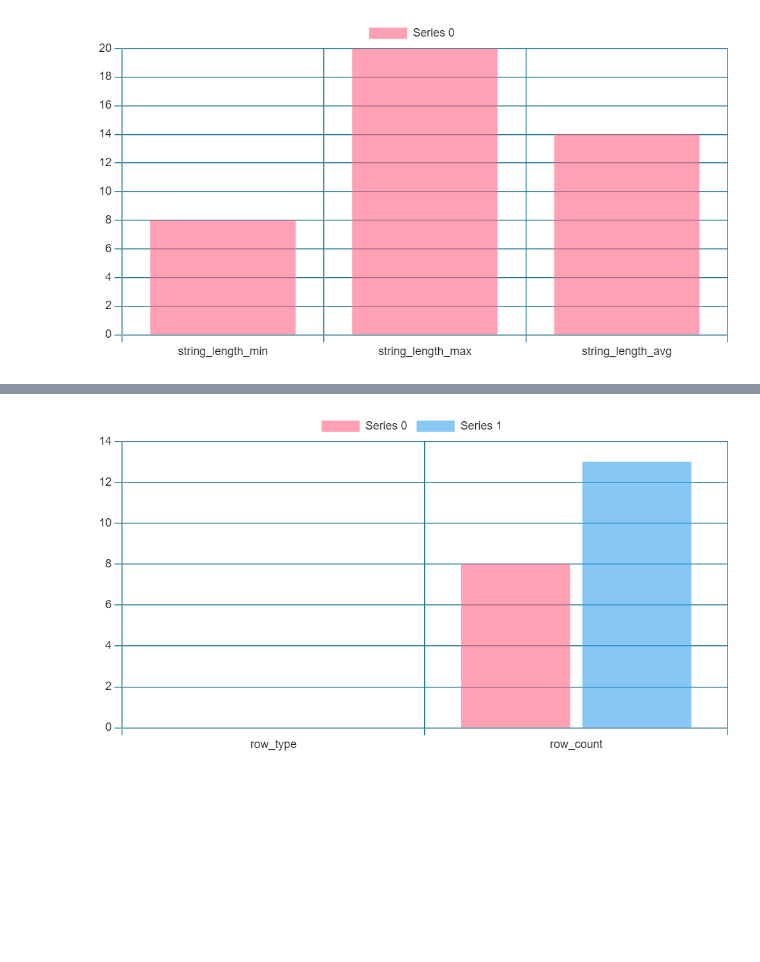
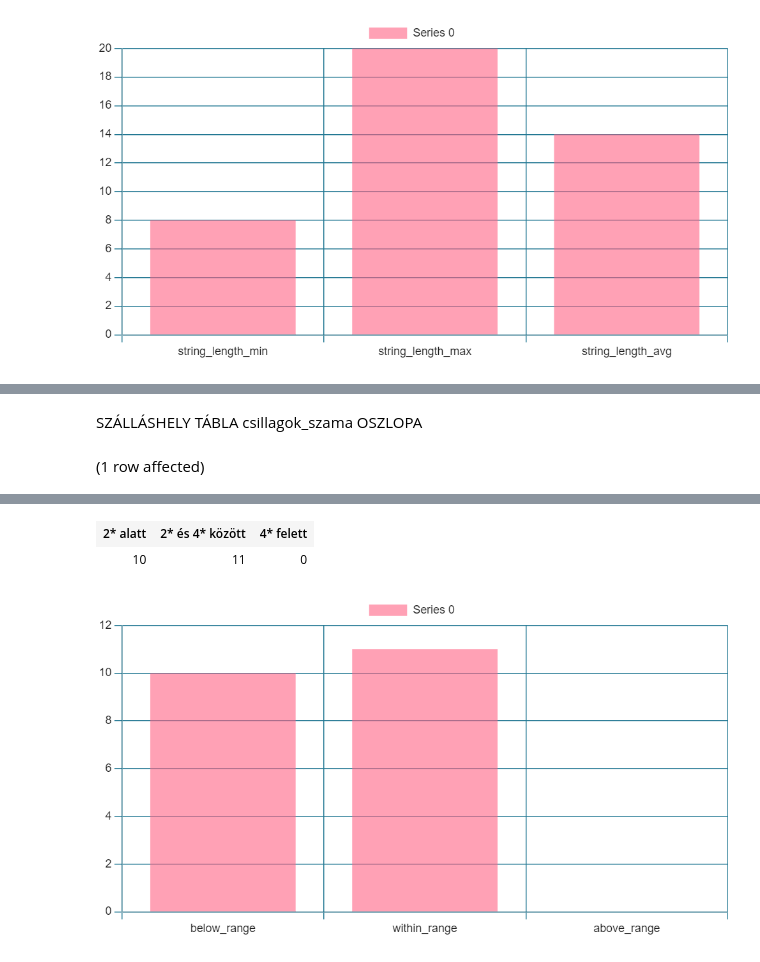
Before and after one commit to tamasbeniczky/gyak_2, a Jupyter notebook: 2024.03.12_HMKFPV.ipynb, the cells around one changed output, grey strips where cells are left out. Saved outputs shown, nothing was run; the diff lists cells and outputs as text; code cells hidden in the pictures; blank space fills up the shorter version.

```diff
--- a/2024.03.12_HMKFPV.ipynb
+++ b/2024.03.12_HMKFPV.ipynb
@@ -91,0 +64,14 @@ Total execution time: 00:00:00.037
+# %% [markdown]
+SZÁLLÁSHELY TÁBLA csillagok\_szama OSZLOPA
+# %%
+DECLARE
+@min int = 2,
+@max int = 4;
+
+SELECT
+    SUM(CASE WHEN CSILLAGOK_SZAMA < @min THEN 1 ELSE 0 end) AS '2* alatt',
+    SUM(CASE WHEN CSILLAGOK_SZAMA BETWEEN @min and @max THEN 1 ELSE 0 end) AS '2* és 4* között',
+    SUM(CASE WHEN CSILLAGOK_SZAMA > @max THEN 1 ELSE 0 end) AS '4* felett'
+FROM szallashely
+# %% [output]
+(1 row affected)
@@ -92,2 +79,4 @@ Total execution time: 00:00:00.037
+| 2* alatt | 2* és 4* között | 4* felett |
+| 10 | 11 | 0 |
 # %% [markdown]
-![](embedded-picture-1-old)
+![](embedded-picture-1-new)
```
Also changed, not shown: parts of 19 cells of this notebook.
